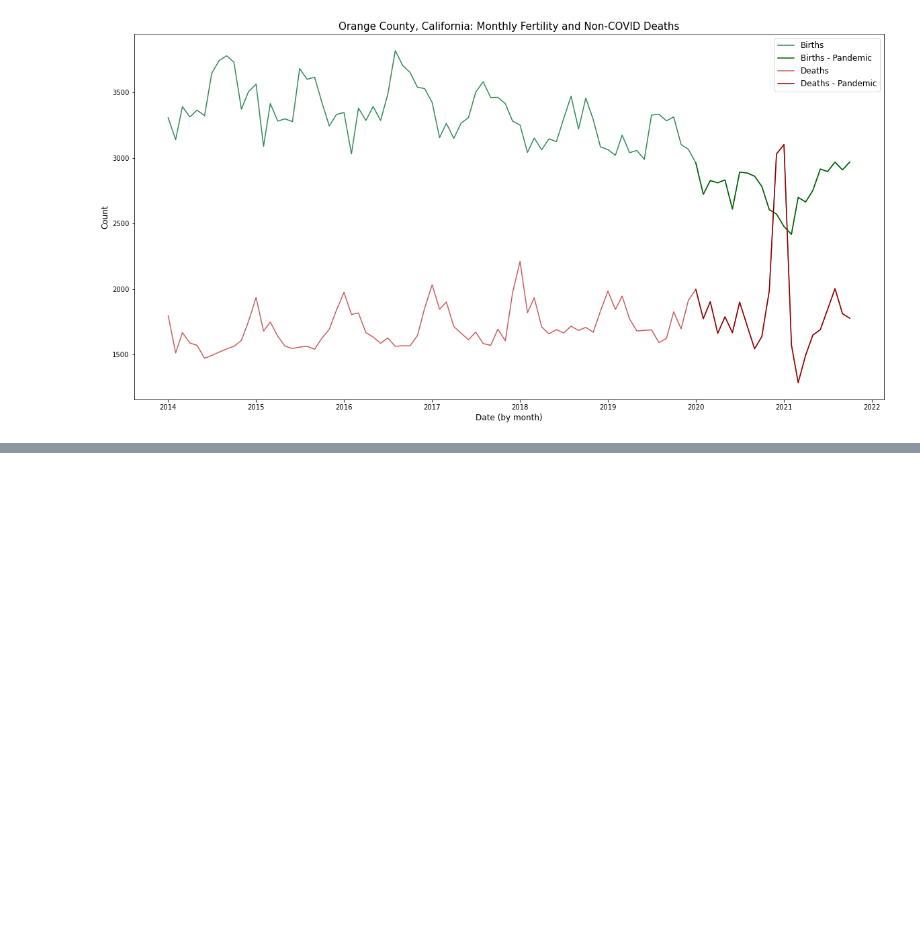
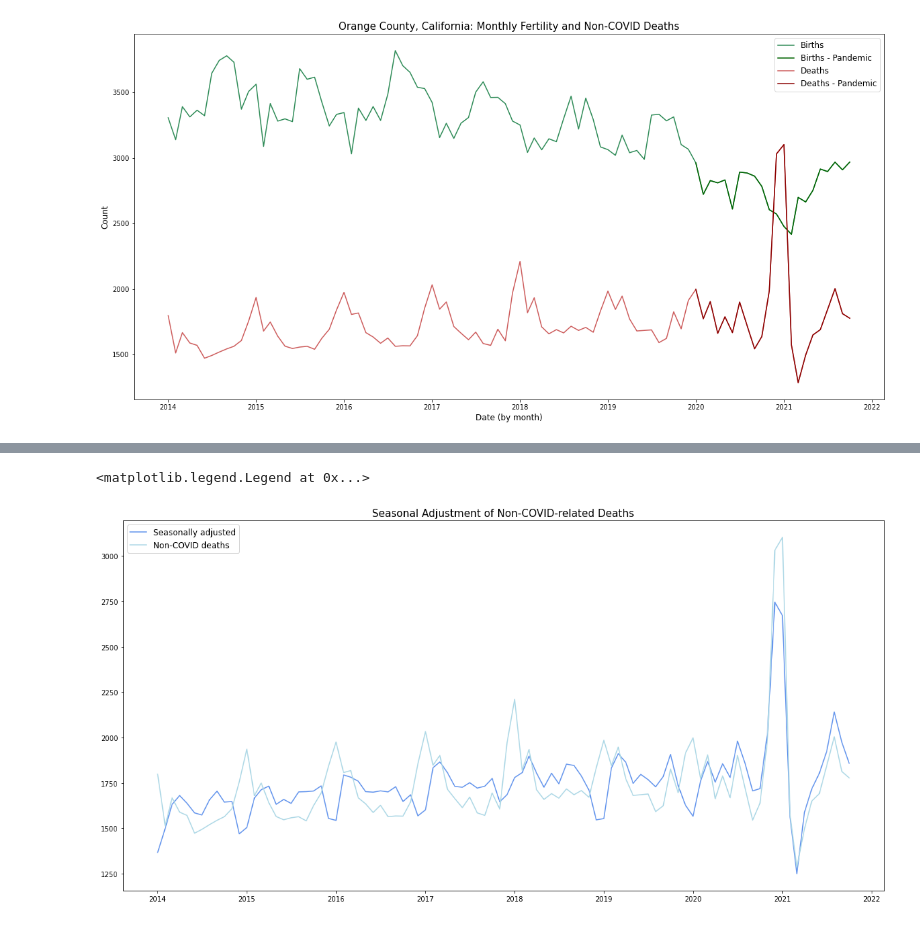
Before and after one commit to anushnap/data512-project, a Jupyter notebook: src/mortality_fertility_analysis.ipynb, the cells around one changed output, grey strips where cells are left out. Cells and saved outputs as stored; diff of their text form; code cells hidden in the pictures; blank space fills up the shorter version.

```diff
--- a/src/mortality_fertility_analysis.ipynb
+++ b/src/mortality_fertility_analysis.ipynb
@@ -255,0 +260,22 @@ plt.legend(fontsize = 12)
+# %%
+# TODO: Seasonal adjustments
+oc_df.set_index('date', inplace = True)
+oc_df = oc_df.asfreq('MS')
+# %%
+sa_deaths = sm.tsa.seasonal_decompose(oc_df.non_covid_deaths)
+
+# Extract the trend and seasonal components
+deaths_trend = sa_deaths.trend
+deaths_seasonal = sa_deaths.seasonal
+
+# Construct the seasonally adjusted series
+deaths_adjusted = (oc_df.non_covid_deaths - sa_deaths.seasonal).rename('sa_deaths')
+# %%
+fig = plt.figure(figsize = (20, 10))
+plt.plot(deaths_adjusted, c = 'cornflowerblue', label = 'Seasonally adjusted')
+plt.plot(oc_df['non_covid_deaths'], c = 'lightblue', label = 'Non-COVID deaths')
+plt.title('Seasonal Adjustment of Non-COVID-related Deaths', fontsize = 15)
+plt.legend(fontsize = 12)
+# %% [output]
+<matplotlib.legend.Legend at 0x...>
+[figure, added]
```
Also changed, not shown: parts of 6 cells of this notebook.
